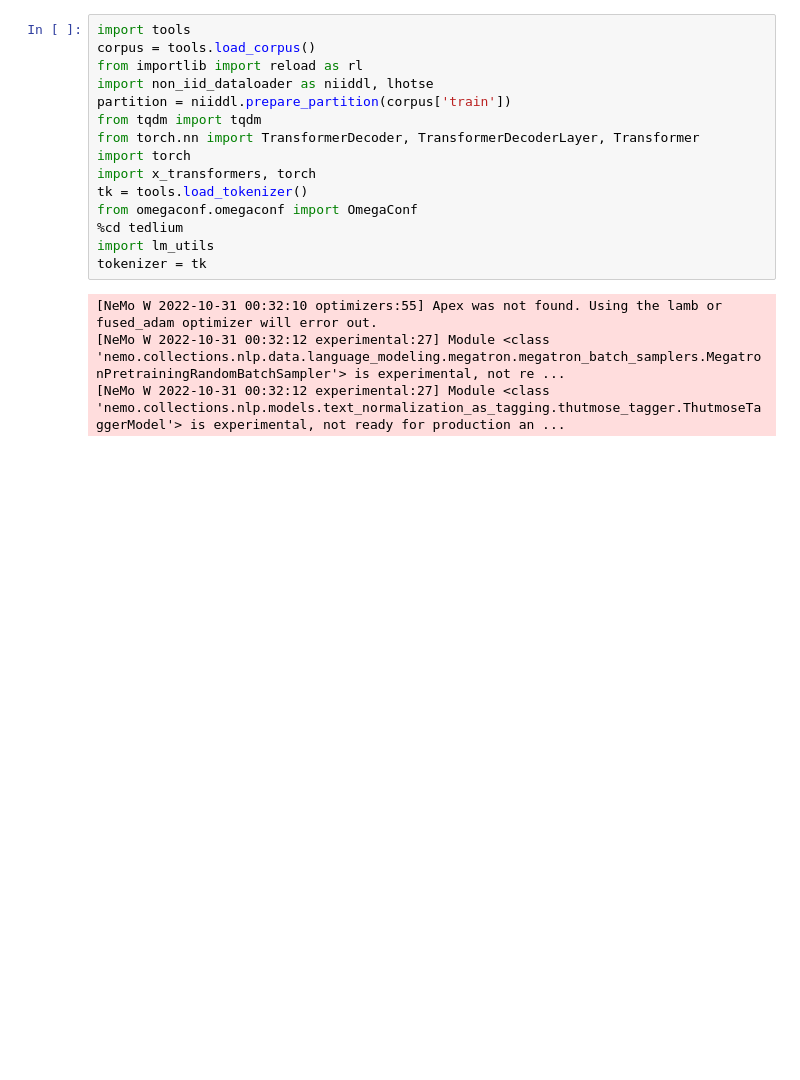
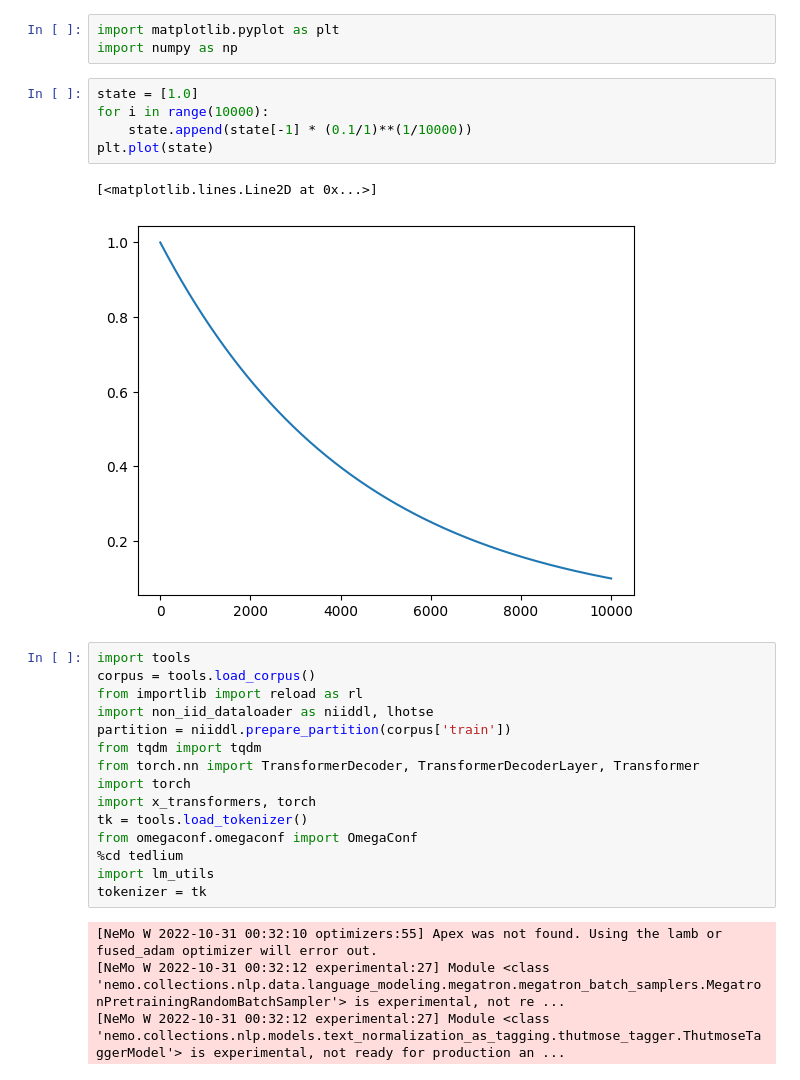
Before and after one commit to robflynnyh/asr_training_scripts, a Jupyter notebook: tedlium/Untitled-1.ipynb, the cells around one changed output. Drawn from its saved outputs; the diff is of its cells as text; blank space fills up the shorter version.

```diff
--- a/tedlium/Untitled-1.ipynb
+++ b/tedlium/Untitled-1.ipynb
@@ -1,3 +1,14 @@
+# %%
+import matplotlib.pyplot as plt
+import numpy as np
+# %%
+state = [1.0]
+for i in range(10000):
+    state.append(state[-1] * (0.1/1)**(1/10000))
+plt.plot(state)
+# %% [output]
+[<matplotlib.lines.Line2D at 0x...>]
+[figure, added]
 # %%
 import tools
 corpus = tools.load_corpus()
```
Also changed, not shown: 12 other files.
